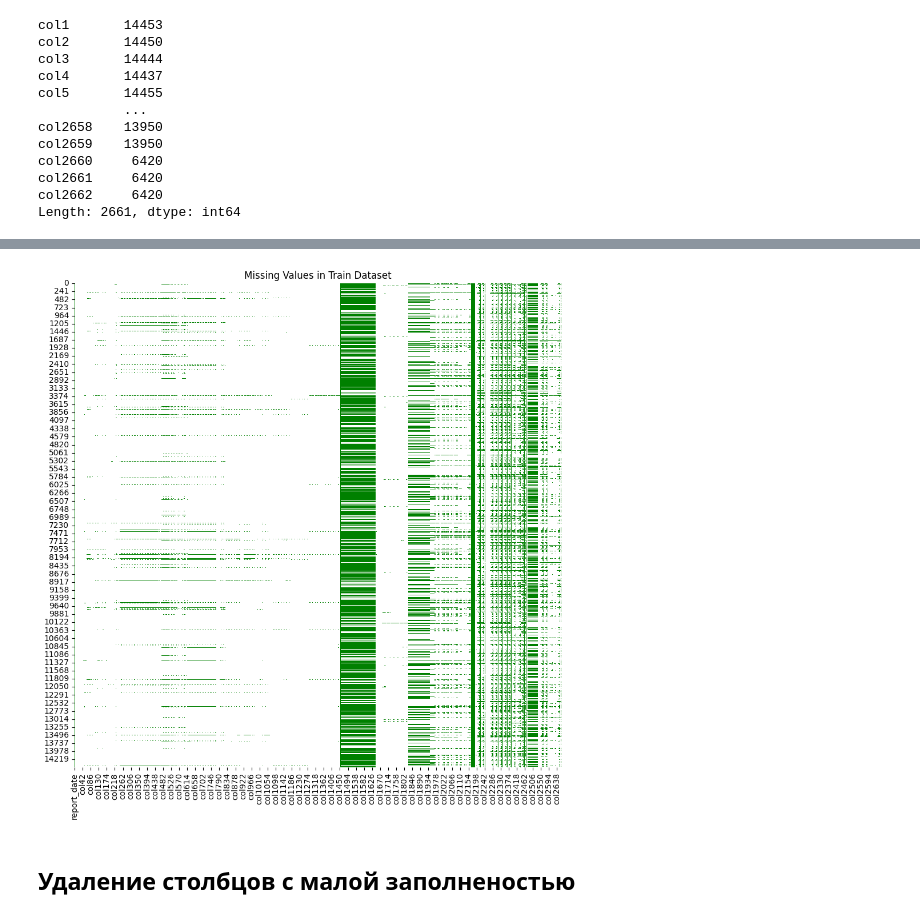
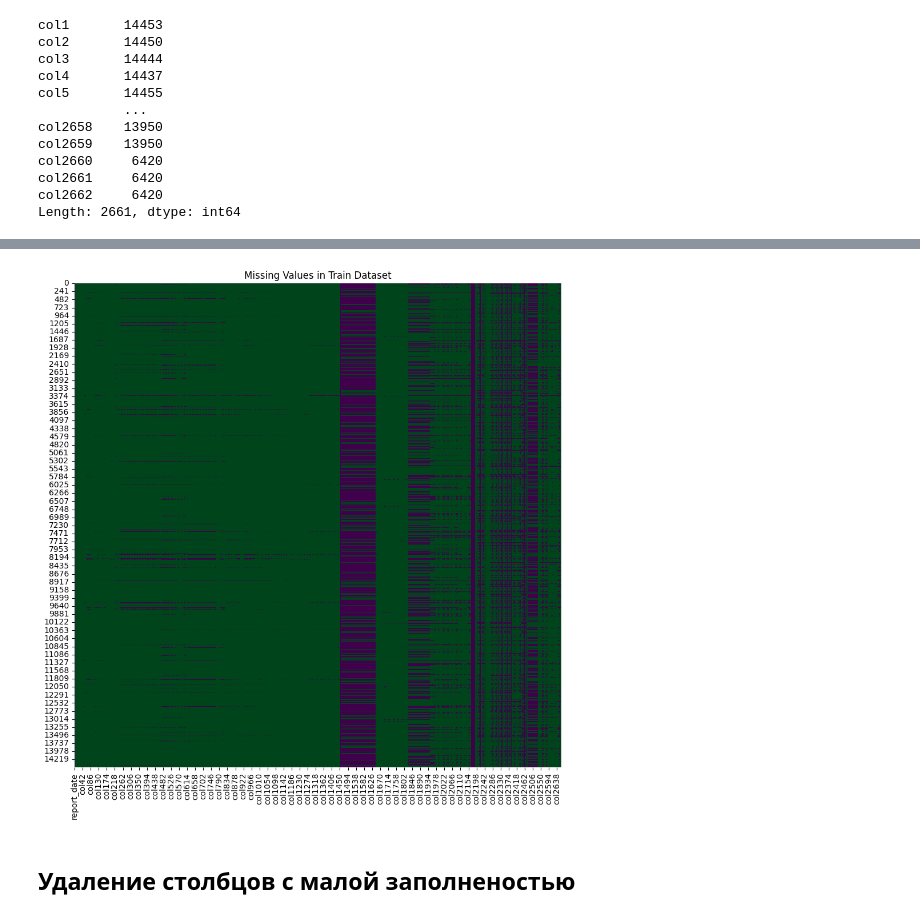
Before and after one commit to Flurame/ML2, a Jupyter notebook: Prognoz.ipynb, the cells around one changed output, grey strips where cells are left out. Saved outputs shown, nothing was run; the diff lists cells and outputs as text; code cells hidden in the pictures.

```diff
--- a/Prognoz.ipynb
+++ b/Prognoz.ipynb
@@ -90,10 +97,10 @@ Length: 2661, dtype: int64
 # %%
 fig, ax = plt.subplots(figsize=(11, 11))
-sns.heatmap(train_data.isnull(), cmap='ocean', cbar = False)
+sns.heatmap(train_data.isnull(), cmap='PRGn', cbar = False)
 plt.title("Missing Values in Train Dataset")
 plt.show()
 # %% [output]
-[figure, old version]
+[figure, new version]
 # %% [markdown]
 ## Удаление столбцов с малой заполненостью
 # %%
```
Also changed, not shown: parts of 3 cells of this notebook.
